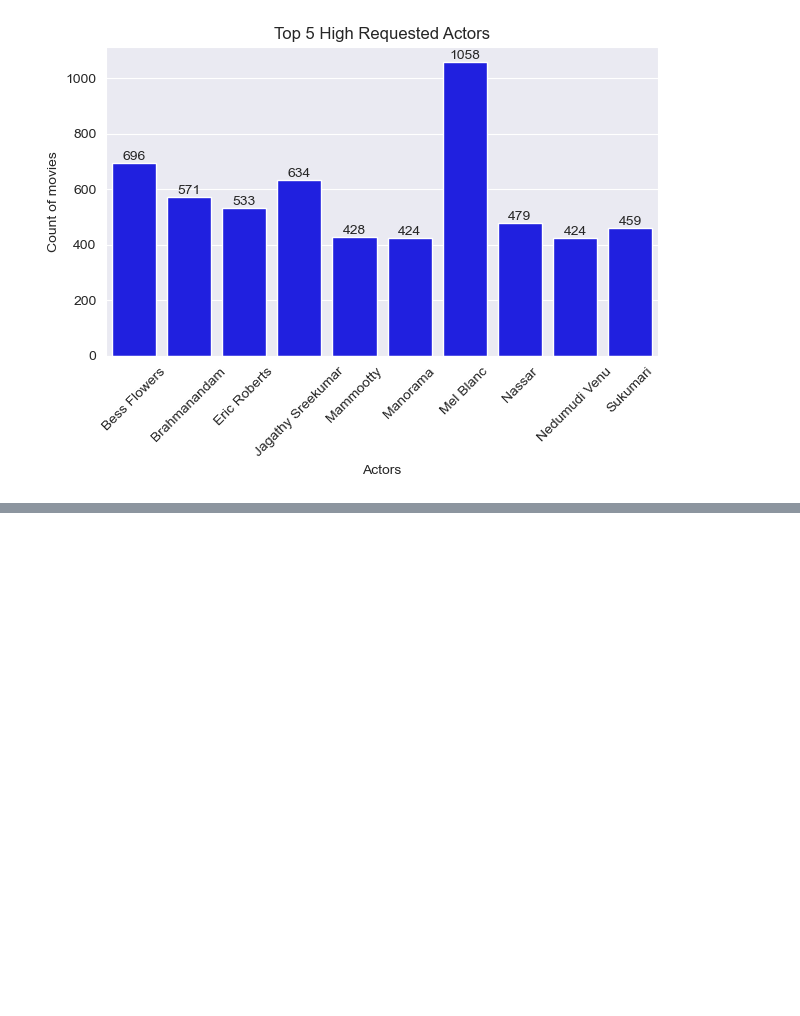
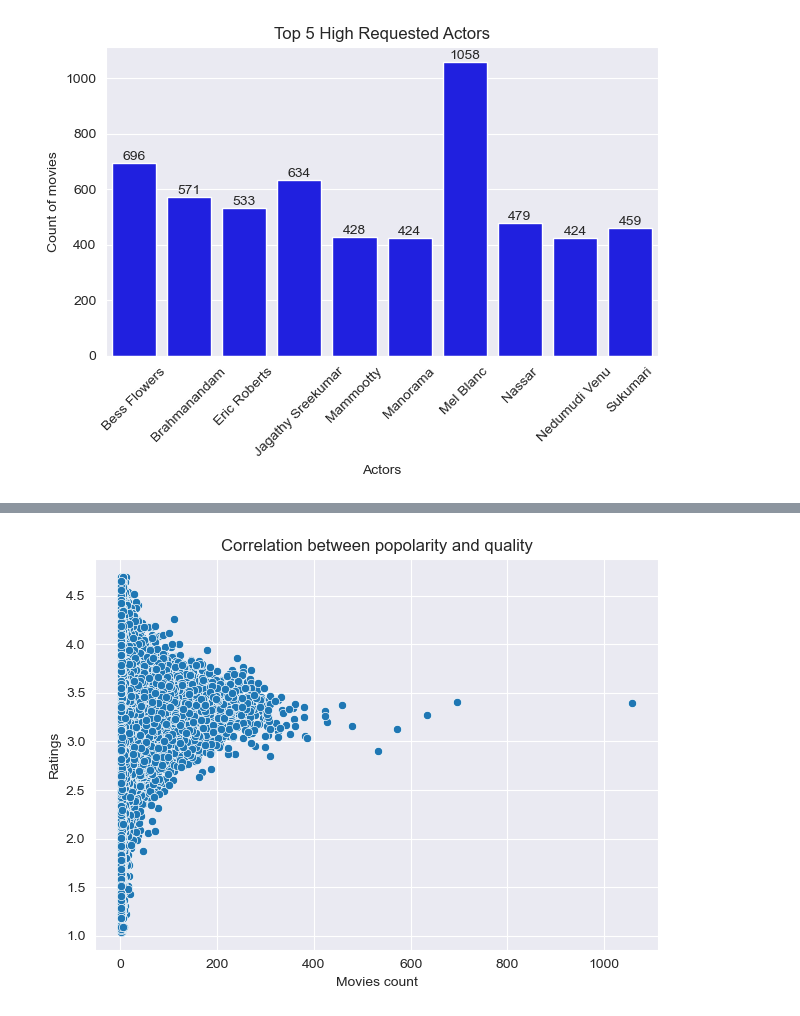
Before and after one commit to MarcoMac03/Film-analisys, a Jupyter notebook: main.ipynb, the cells around one changed output, grey strips where cells are left out. Cells and saved outputs as stored; diff of their text form; code cells hidden in the pictures; blank space fills up the shorter version.

```diff
--- a/main.ipynb
+++ b/main.ipynb
@@ -522,0 +527,11 @@ plt.show()
+# %%
+correlation = actor_movies.groupby('actor_name').agg(movie_count=('id', 'count'), avg_rating=('rating', 'mean')).reset_index()
+#corr = correlation['movie_count'].corr(correlation['avg_rating'])
+sns.scatterplot(data=correlation, x='movie_count', y='avg_rating')
+plt.title('Correlation between popolarity and quality')
+plt.xlabel('Movies count')
+plt.ylabel('Ratings')
+plt.tight_layout()
+plt.show()
+# %% [output]
+[figure, added]
```
Also changed, not shown: parts of 5 cells of this notebook.
